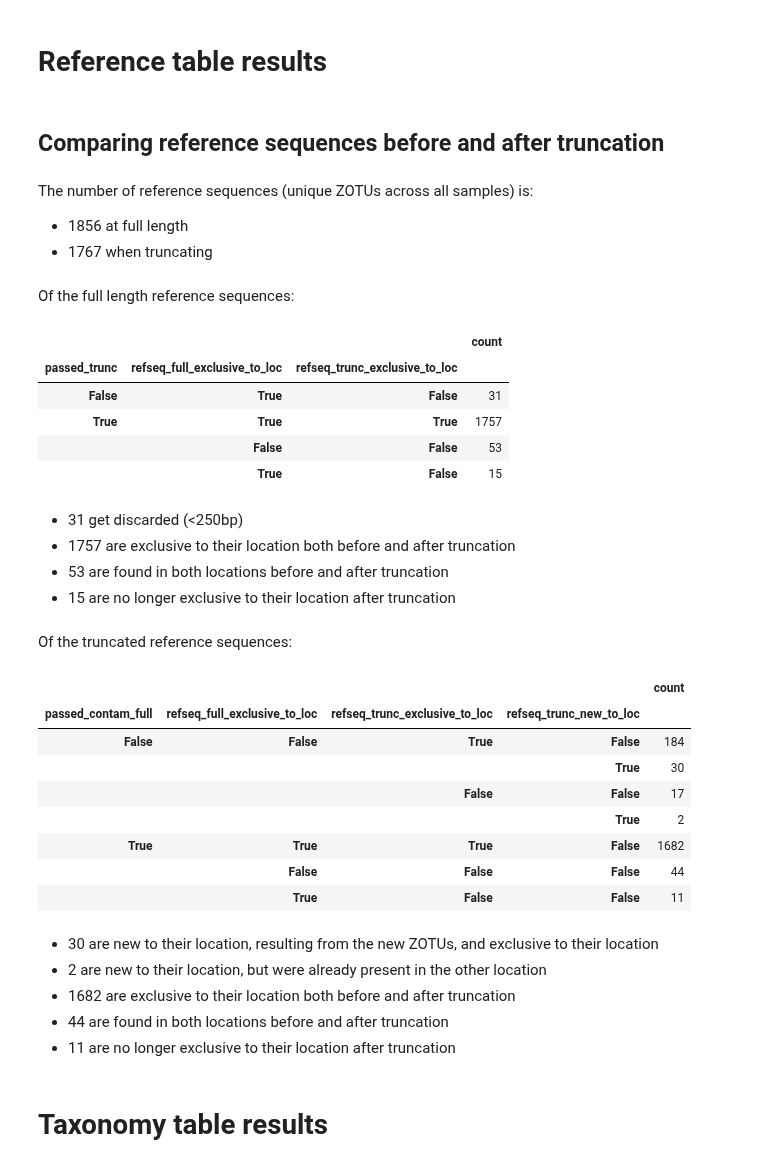
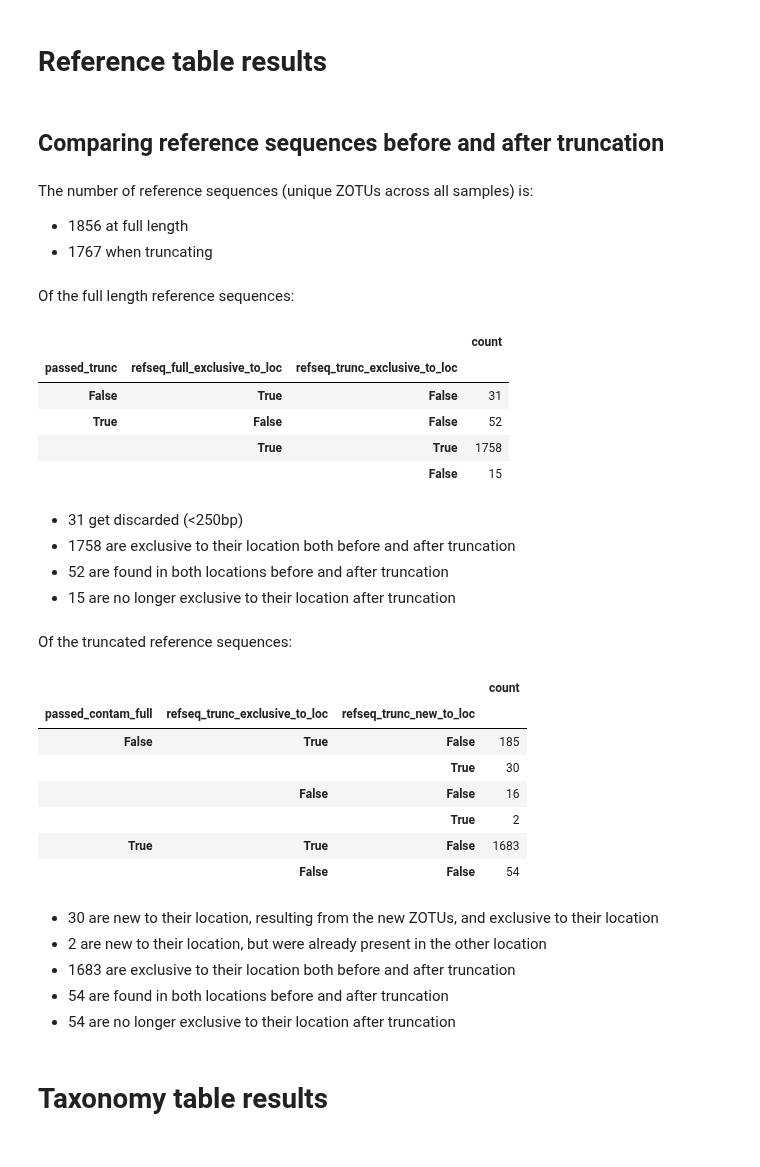
Before and after one commit to SethGG/mycodiversity-arise, a Jupyter notebook: 7_data_analysis.ipynb, the cells around one changed output. Saved outputs shown, nothing was run; the diff lists cells and outputs as text; code cells hidden in the pictures.

```diff
--- a/7_data_analysis.ipynb
+++ b/7_data_analysis.ipynb
@@ -301,0 +327,6 @@ Of the 564 truncated ZOTUs that passed the abundance filter only when truncated:
+# %%
+#Extract positive control ZOTUs
+
+df_pc = df[df["plot"] == "PC"]
+display(df_pc[["identity_full", "UNITE_id_full", "identity_trunc", "UNITE_id_trunc", "species_trunc"]])
+df = df.drop(df_pc.index)
@@ -329,11 +369,14 @@ df_refseq_both_full_count = pd.DataFrame(
     df_refseq_both_full.value_counts(
         subset=["passed_trunc", "refseq_full_exclusive_to_loc", "refseq_trunc_exclusive_to_loc"])
 ).sort_index(level=["passed_trunc"], sort_remaining=False)
+df_refseq_both_full_count = df_refseq_both_full_count.sort_index(level=["passed_trunc", "refseq_full_exclusive_to_loc"], sort_remaining=False)
 
 df_refseq_both_trunc_count = pd.DataFrame(
     df_refseq_both_trunc.value_counts(
-        subset=["passed_contam_full", "refseq_full_exclusive_to_loc", "refseq_trunc_exclusive_to_loc", "refseq_trunc_new_to_loc"])
+        subset=["passed_contam_full", "refseq_trunc_exclusive_to_loc", "refseq_trunc_new_to_loc"])
 ).sort_index(level=["passed_contam_full"], sort_remaining=False)
+df_refseq_both_trunc_count = df_refseq_both_trunc_count.sort_index(level=["passed_contam_full"], sort_remaining=False)
+
 
 num_ref_full = df_refseq_full.shape[0]
 num_ref_trunc = df_refseq.shape[0]
@@ -343,61 +386,63 @@ num_ref_full_exclusive_both = df_refseq_both_full_count.loc[(True, True, True)][
 num_ref_full_not_exclusive_both = df_refseq_both_full_count.loc[(True, False, False)]["count"].sum()
 num_ref_full_no_longer_exclusive = df_refseq_both_full_count.loc[(True, True, False)]["count"].sum()
 
-num_ref_trunc_exclusive_new = df_refseq_both_trunc_count.loc[(False, False, True, True)]["count"].sum()
-num_ref_trunc_not_exclusive_new = df_refseq_both_trunc_count.loc[(False, False, False, True)]["count"].sum()
-num_ref_trunc_exclusive_both = df_refseq_both_trunc_count.loc[(True, True, True, False)]["count"].sum()
-num_ref_trunc_not_exclusive_both = df_refseq_both_trunc_count.loc[(True, False, False, False)]["count"].sum()
-num_ref_trunc_no_longer_exclusive = df_refseq_both_trunc_count.loc[(True, True, False, False)]["count"].sum()
+num_ref_trunc_exclusive_new = df_refseq_both_trunc_count.loc[(False, True, True)]["count"].sum()
+num_ref_trunc_not_exclusive_new = df_refseq_both_trunc_count.loc[(False, False, True)]["count"].sum()
+num_ref_trunc_exclusive_both = df_refseq_both_trunc_count.loc[(True, True, False)]["count"].sum()
+num_ref_trunc_not_exclusive_both = df_refseq_both_trunc_count.loc[(True, False, False)]["count"].sum()
+num_ref_trunc_no_longer_exclusive = df_refseq_both_trunc_count.loc[(True, False, False)]["count"].sum()
 
 display(md("## Comparing reference sequences before and after truncation"))
 display(md(f"The number of reference sequences (unique ZOTUs across all samples) is:\n"
            f"- {num_ref_full} at full length\n"
            f"- {num_ref_trunc} when truncating"))
 display(md("Of the full length reference sequences:"))
 display(df_refseq_both_full_count)
 display(md(f"- {num_ref_full_discarded} get discarded (<250bp)\n"
            f"- {num_ref_full_exclusive_both} are exclusive to their location both before and after truncation\n"
            f"- {num_ref_full_not_exclusive_both} are found in both locations before and after truncation\n"
            f"- {num_ref_full_no_longer_exclusive} are no longer exclusive to their location after truncation"))
 display(md("Of the truncated reference sequences:"))
 display(df_refseq_both_trunc_count)
 display(md(f"- {num_ref_trunc_exclusive_new} are new to their location, resulting from the new ZOTUs, and exclusive to their location\n"
            f"- {num_ref_trunc_not_exclusive_new} are new to their location, but were already present in the other location\n"
            f"- {num_ref_trunc_exclusive_both} are exclusive to their location both before and after truncation\n"
            f"- {num_ref_trunc_not_exclusive_both} are found in both locations before and after truncation\n"
            f"- {num_ref_trunc_no_longer_exclusive} are no longer exclusive to their location after truncation\n"
            ))
+
+df_refseq_both_full_count.to_latex(os.path.join(latex_tables, "refseq_full.tex"), escape=True)
+df_refseq_both_trunc_count.to_latex(os.path.join(latex_tables, "refseq_trunc.tex"), escape=True)
 # %% [output]
 ## Comparing reference sequences before and after truncation
 The number of reference sequences (unique ZOTUs across all samples) is:
 - 1856 at full length
 - 1767 when truncating
 Of the full length reference sequences:
 |  |  |  | count |
 | passed_trunc | refseq_full_exclusive_to_loc | refseq_trunc_exclusive_to_loc |  |
 | False | True | False | 31 |
-| True | True | True | 1757 |
-|  | False | False | 53 |
-|  | True | False | 15 |
+| True | False | False | 52 |
+|  | True | True | 1758 |
+|  |  | False | 15 |
 - 31 get discarded (<250bp)
-- 1757 are exclusive to their location both before and after truncation
-- 53 are found in both locations before and after truncation
+- 1758 are exclusive to their location both before and after truncation
+- 52 are found in both locations before and after truncation
 - 15 are no longer exclusive to their location after truncation
 Of the truncated reference sequences:
-|  |  |  |  | count |
-| passed_contam_full | refseq_full_exclusive_to_loc | refseq_trunc_exclusive_to_loc | refseq_trunc_new_to_loc |  |
-| False | False | True | False | 184 |
-|  |  |  | True | 30 |
-|  |  | False | False | 17 |
-|  |  |  | True | 2 |
-| True | True | True | False | 1682 |
-|  | False | False | False | 44 |
-|  | True | False | False | 11 |
+|  |  |  | count |
+| passed_contam_full | refseq_trunc_exclusive_to_loc | refseq_trunc_new_to_loc |  |
+| False | True | False | 185 |
+|  |  | True | 30 |
+|  | False | False | 16 |
+|  |  | True | 2 |
+| True | True | False | 1683 |
+|  | False | False | 54 |
 - 30 are new to their location, resulting from the new ZOTUs, and exclusive to their location
 - 2 are new to their location, but were already present in the other location
-- 1682 are exclusive to their location both before and after truncation
-- 44 are found in both locations before and after truncation
-- 11 are no longer exclusive to their location after truncation
+- 1683 are exclusive to their location both before and after truncation
+- 54 are found in both locations before and after truncation
+- 54 are no longer exclusive to their location after truncation
 # %% [markdown]
 # Taxonomy table results
 # %%
```
Also changed, not shown: parts of 13 cells of this notebook, 17 other files.
